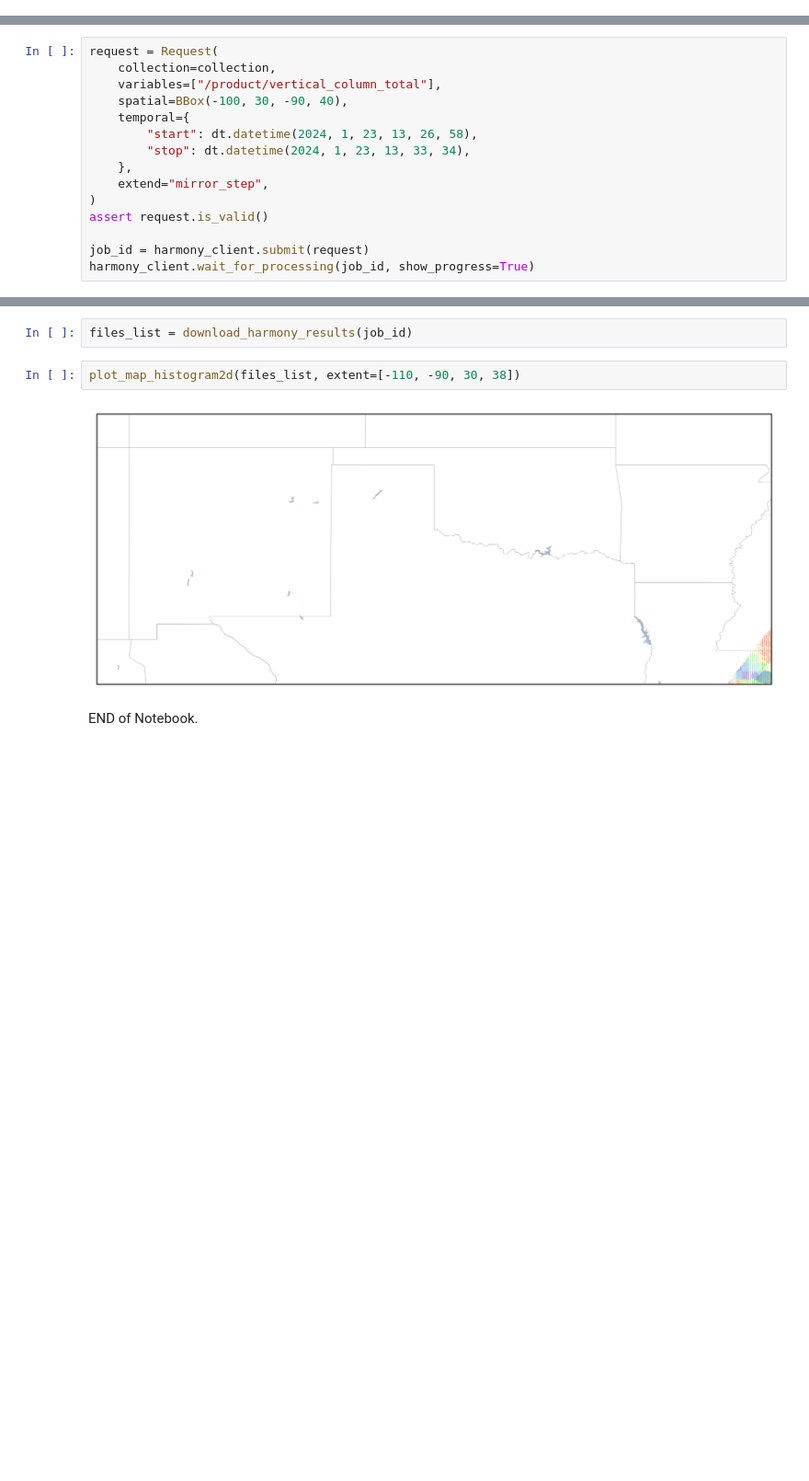
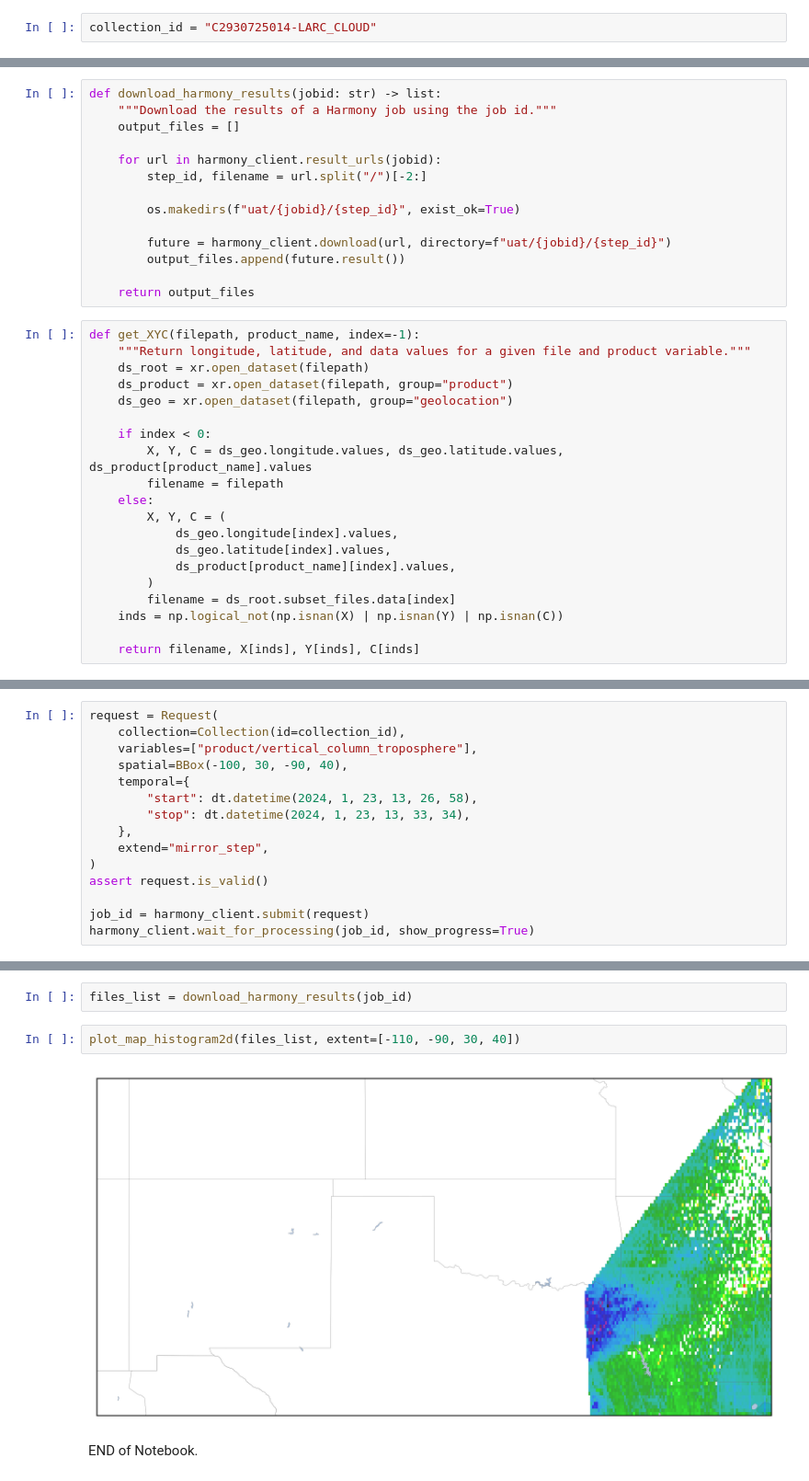
Before and after one commit to nasa/stitchee, a Jupyter notebook: docs/tutorial_examples.ipynb, the cells around one changed output, grey strips where cells are left out. Shown at 92% size. Drawn from its saved outputs; the diff is of its cells as text; blank space fills up the shorter version.

```diff
--- a/docs/tutorial_examples.ipynb
+++ b/docs/tutorial_examples.ipynb
@@ -145,0 +67,2 @@ collection = Collection(id="C1254854453-LARC_CLOUD")
+# %%
+collection_id = "C2930725014-LARC_CLOUD"
@@ -145,0 +83,34 @@ collection = Collection(id="C1254854453-LARC_CLOUD")
+# %%
+def download_harmony_results(jobid: str) -> list:
+    """Download the results of a Harmony job using the job id."""
+    output_files = []
+
+    for url in harmony_client.result_urls(jobid):
+        step_id, filename = url.split("/")[-2:]
+
+        os.makedirs(f"uat/{jobid}/{step_id}", exist_ok=True)
+
+        future = harmony_client.download(url, directory=f"uat/{jobid}/{step_id}")
+        output_files.append(future.result())
+
+    return output_files
+# %%
+def get_XYC(filepath, product_name, index=-1):
+    """Return longitude, latitude, and data values for a given file and product variable."""
+    ds_root = xr.open_dataset(filepath)
+    ds_product = xr.open_dataset(filepath, group="product")
+    ds_geo = xr.open_dataset(filepath, group="geolocation")
+
+    if index < 0:
+        X, Y, C = ds_geo.longitude.values, ds_geo.latitude.values, ds_product[product_name].values
+        filename = filepath
+    else:
+        X, Y, C = (
+            ds_geo.longitude[index].values,
+            ds_geo.latitude[index].values,
+            ds_product[product_name][index].values,
+        )
+        filename = ds_root.subset_files.data[index]
+    inds = np.logical_not(np.isnan(X) | np.isnan(Y) | np.isnan(C))
+
+    return filename, X[inds], Y[inds], C[inds]
@@ -198,7 +228,7 @@ plot_map_histogram2d(files_list)
 # %%
 request = Request(
-    collection=collection,
-    variables=["/product/vertical_column_total"],
+    collection=Collection(id=collection_id),
+    variables=["product/vertical_column_troposphere"],
     spatial=BBox(-100, 30, -90, 40),
     temporal={
         "start": dt.datetime(2024, 1, 23, 13, 26, 58),
@@ -215,8 +245,8 @@ harmony_client.wait_for_processing(job_id, show_progress=True)
 # %%
 files_list = download_harmony_results(job_id)
 # %%
-plot_map_histogram2d(files_list, extent=[-110, -90, 30, 38])
+plot_map_histogram2d(files_list, extent=[-110, -90, 30, 40])
 # %% [output]
-[figure, old version]
+[figure, new version]
 # %% [markdown]
 END of Notebook.
```
Also changed, not shown: parts of 33 cells of this notebook.
